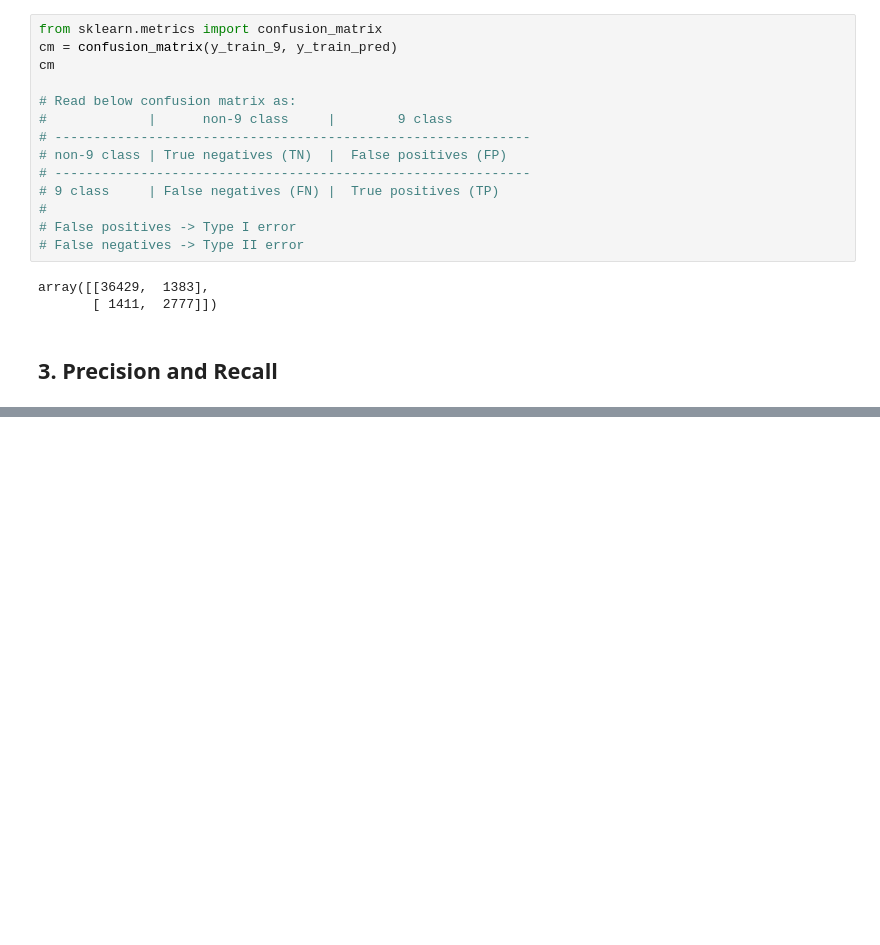
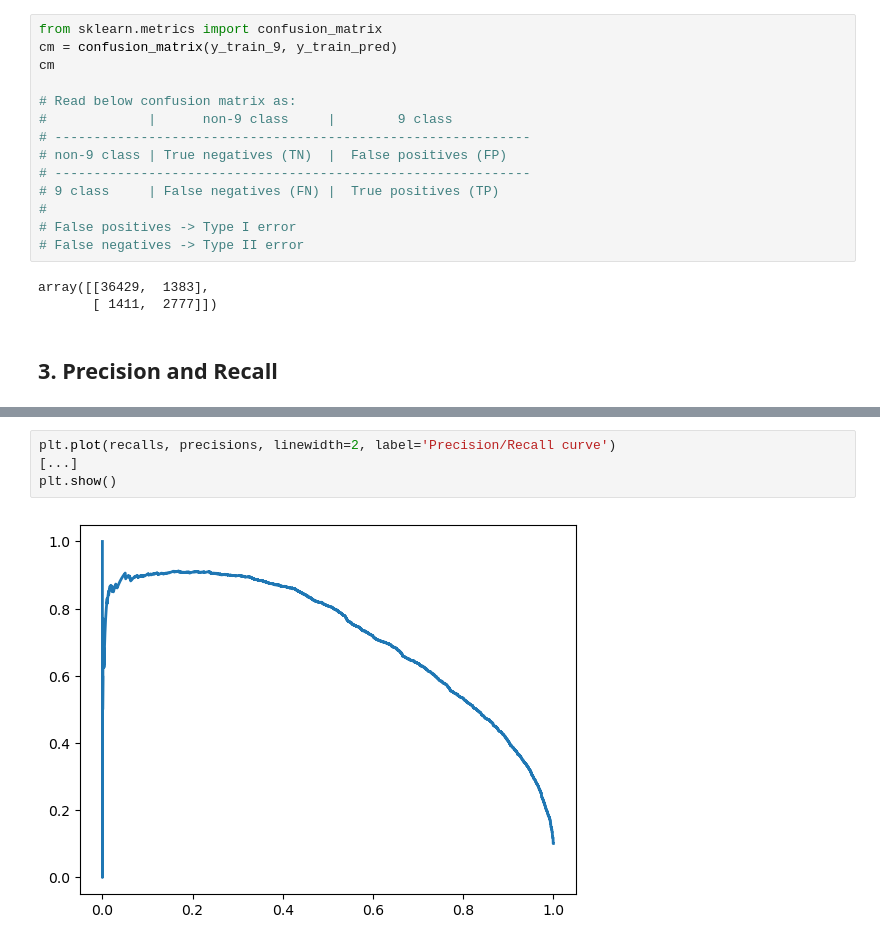
Before and after one commit to daredevil0905/kaggle, a Jupyter notebook: mnist-sklearn.ipynb, the cells around one changed output, grey strips where cells are left out. Cells and saved outputs as stored; diff of their text form; blank space fills up the shorter version.

```diff
--- a/mnist-sklearn.ipynb
+++ b/mnist-sklearn.ipynb
@@ -129,0 +163,6 @@ array([[36429,  1383],
+# %%
+plt.plot(recalls, precisions, linewidth=2, label='Precision/Recall curve')
+[...]
+plt.show()
+# %% [output]
+[figure, added]
```
Also changed, not shown: parts of 10 cells of this notebook.
